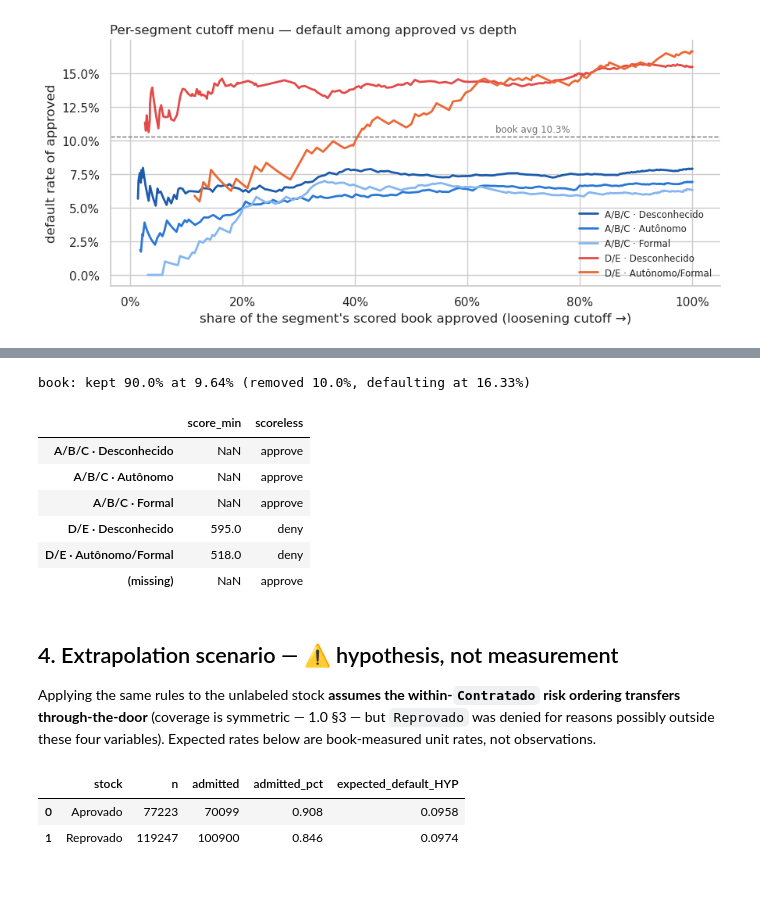
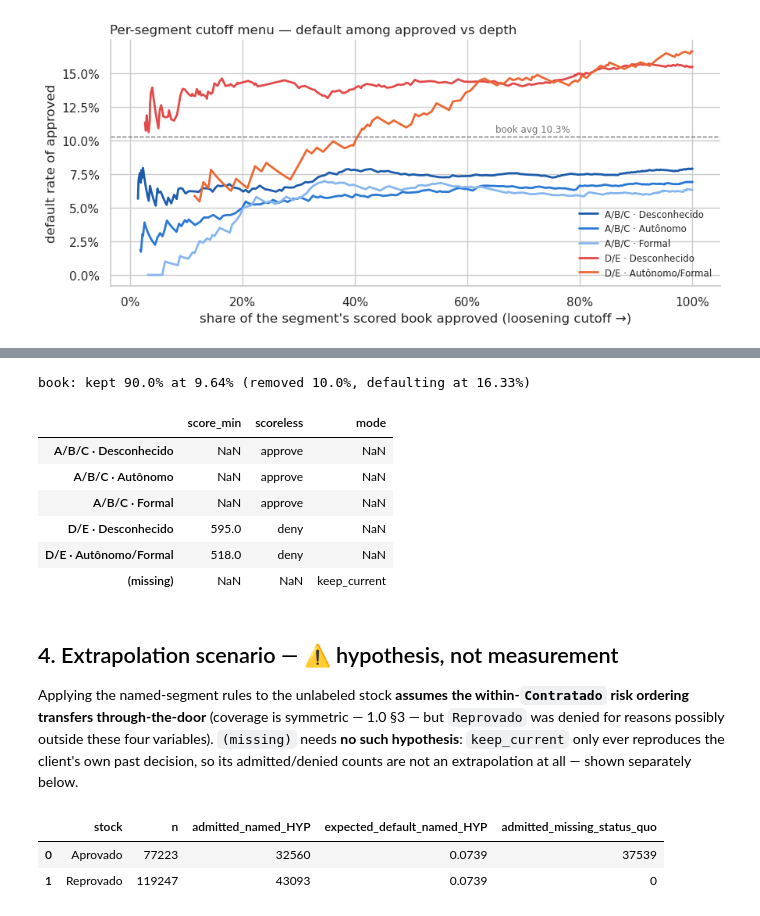
Before and after one commit to nocedan/credit-policy-analisys, a Jupyter notebook: notebooks/3.2-dn-cutoff-simulation-tradeoff.ipynb, the cells around one changed output, grey strips where cells are left out. Drawn from its saved outputs; the diff is of its cells as text; code cells hidden in the pictures; blank space fills up the shorter version.

```diff
--- a/notebooks/3.2-dn-cutoff-simulation-tradeoff.ipynb
+++ b/notebooks/3.2-dn-cutoff-simulation-tradeoff.ipynb
@@ -47,8 +54,13 @@ for s in NAMED:
     menus[s] = m.groupby("score", as_index=False).last().sort_values("score", ascending=False)
 
 blocks = {f"{s} [sem score]": lab[(lab["segmento"] == s) & lab["score_klavi_2"].isna()]
-          for s in NAMED} | {"(missing)": lab[lab["segmento"] == "(missing)"]}
+          for s in NAMED}
 blocks = {k: (len(d), int(d["OVER30M2"].sum())) for k, d in blocks.items()}
+
+# (missing): fixed floor, never swept by tau — every labeled row there is Contratado
+miss_lab = lab[lab["segmento"] == "(missing)"]
+MISS_N, MISS_B = len(miss_lab), int(miss_lab["OVER30M2"].sum())
 print({k: f"{b/n:.1%} (n={n:,})" for k, (n, b) in blocks.items()})
+print(f"(missing) floor: {MISS_B/MISS_N:.1%} (n={MISS_N:,}, descriptive only)")
 # %% [output]
 {'A/B/C · Desconhecido [sem score]': '6.8% (n=455)', 'A/B/C · Autônomo [sem score]': '7.9% (n=369)', 'A/B/C · Formal [sem score]': '8.2% (n=195)', 'D/E · Desconhecido [sem score]': '15.9% (n=246)', 'D ...
@@ -85,7 +99,7 @@ whole family on the book: share kept × default of the kept.
 # %%
 def policy_at(tau):
-    """τ → (kept_n, kept_bads, {segment: score_min or inf}, {block: bool})."""
-    kept_n = kept_b = 0
+    """τ → (kept_n, kept_bads, {segment: score_min or inf}, {block: bool}) over NAMED + floor."""
+    kept_n, kept_b = MISS_N, MISS_B                       # (missing) floor: always in
     cuts, keeps = {}, {}
     for s in NAMED:
         ok = menus[s][menus[s]["rate"] <= tau]
@@ -98,7 +112,7 @@ def policy_at(tau):
             kept_n += n; kept_b += b
     return kept_n, kept_b, cuts, keeps
 
-taus = np.arange(0.05, 0.1701, 0.001)
+taus = np.arange(0.0, 0.1701, 0.001)
 front = pd.DataFrame([(t, *policy_at(t)[:2]) for t in taus], columns=["tau", "n", "bads"])
 front["kept"] = front["n"] / len(lab)
 front["default"] = front["bads"] / front["n"]
@@ -106,6 +120,10 @@ front["default"] = front["bads"] / front["n"]
 TAU_STAR = 0.115
 fig, ax = plt.subplots(figsize=(8.5, 4.2))
 ax.plot(front["kept"], front["default"], color="#2a78d6", lw=2)
+ax.scatter([MISS_N / len(lab)], [MISS_B / MISS_N], color="0.45", zorder=3)
+ax.annotate(f"floor: (missing) only — {MISS_N/len(lab):.0%} of book, {MISS_B/MISS_N:.1%} (descriptive)",
+            (MISS_N / len(lab), MISS_B / MISS_N), xytext=(10, -18), textcoords="offset points",
+            fontsize=8.5, color="0.35")
 ax.scatter([1.0], [lab["OVER30M2"].mean()], color="0.45", zorder=3)
 ax.annotate("current book (keep all): 10.3%", (1.0, lab["OVER30M2"].mean()),
             xytext=(-10, 10), textcoords="offset points", ha="right", fontsize=8.5, color="0.35")
@@ -113,11 +131,6 @@ n_, b_, _, _ = policy_at(TAU_STAR)
 ax.scatter([n_ / len(lab)], [b_ / n_], color="#e34948", zorder=3)
 ax.annotate(f"τ* = 11.5%: keep {n_/len(lab):.0%} at {b_/n_:.2%}", (n_ / len(lab), b_ / n_),
             xytext=(-10, 12), textcoords="offset points", ha="right", fontsize=8.5, color="#e34948")
-n_, b_, _, _ = policy_at(0.10)
-ax.scatter([n_ / len(lab)], [b_ / n_], color="0.45", zorder=3)
-ax.annotate(f"τ = 10%: keep {n_/len(lab):.0%} at {b_/n_:.2%}\n(denies the whole (missing) block)",
-            (n_ / len(lab), b_ / n_), xytext=(10, -22), textcoords="offset points",
-            fontsize=8.5, color="0.35")
 ax.set_xlabel("share of the book kept")
 ax.set_ylabel("default rate of the kept book")
 ax.xaxis.set_major_formatter(PercentFormatter(1))
@@ -143,34 +158,35 @@ in A/B/C, real cutoffs in D/E, scoreless D/E denied**.
 # %%
 _, _, cuts, keeps = policy_at(TAU_STAR)
 policy = {
     "tau": TAU_STAR,
     "segments": {s: {"score_min": None if cuts[s] == menus[s]["score"].min() else float(cuts[s]),
                      "scoreless": "approve" if keeps.get(f"{s} [sem score]") else "deny"}
                  for s in NAMED}
-    | {"(missing)": {"score_min": None, "scoreless": "approve" if keeps["(missing)"] else "deny"}},
+    | {"(missing)": {"mode": "keep_current"}},
 }
 pol.save_policy(policy, PROJECT_DIR / "references" / "policy_v1.yaml")
 
 kept = pol.approve(lab, policy)
 print(f"book: kept {kept.mean():.1%} at {lab.loc[kept, 'OVER30M2'].mean():.2%} "
       f"(removed {1 - kept.mean():.1%}, defaulting at {lab.loc[~kept, 'OVER30M2'].mean():.2%})")
 pd.DataFrame(policy["segments"]).T
 # %% [output]
 book: kept 90.0% at 9.64% (removed 10.0%, defaulting at 16.33%)
-|  | score_min | scoreless |
-| A/B/C · Desconhecido | NaN | approve |
-| A/B/C · Autônomo | NaN | approve |
-| A/B/C · Formal | NaN | approve |
-| D/E · Desconhecido | 595.0 | deny |
-| D/E · Autônomo/Formal | 518.0 | deny |
-| (missing) | NaN | approve |
+|  | score_min | scoreless | mode |
+| A/B/C · Desconhecido | NaN | approve | NaN |
+| A/B/C · Autônomo | NaN | approve | NaN |
+| A/B/C · Formal | NaN | approve | NaN |
+| D/E · Desconhecido | 595.0 | deny | NaN |
+| D/E · Autônomo/Formal | 518.0 | deny | NaN |
+| (missing) | NaN | NaN | keep_current |
 # %% [markdown]
 ## 4. Extrapolation scenario — ⚠ hypothesis, not measurement
 
-Applying the same rules to the unlabeled stock **assumes the within-`Contratado` risk ordering
-transfers through-the-door** (coverage is symmetric — 1.0 §3 — but `Reprovado` was denied for
-reasons possibly outside these four variables). Expected rates below are book-measured unit
-rates, not observations.
+Applying the named-segment rules to the unlabeled stock **assumes the within-`Contratado` risk
+ordering transfers through-the-door** (coverage is symmetric — 1.0 §3 — but `Reprovado` was
+denied for reasons possibly outside these four variables). `(missing)` needs **no such
+hypothesis**: `keep_current` only ever reproduces the client's own past decision, so its
+admitted/denied counts are not an extrapolation at all — shown separately below.
 # %%
 unit_rate = {}
 for s in NAMED:
@@ -179,19 +195,20 @@ for s in NAMED:
     unit_rate[(s, "scored")] = d.loc[d["score_klavi_2"] >= (sm or -np.inf), "OVER30M2"].mean()
     unit_rate[(s, "scoreless")] = lab.loc[(lab["segmento"] == s) & lab["score_klavi_2"].isna(),
                                           "OVER30M2"].mean()
-unit_rate[("(missing)", "scoreless")] = lab.loc[lab["segmento"] == "(missing)", "OVER30M2"].mean()
-unit_rate[("(missing)", "scored")] = unit_rate[("(missing)", "scoreless")]
 
 rows = []
 for st in ["Aprovado", "Reprovado"]:
     d = app[app["STATUS"] == st]
     adm = d[pol.approve(d, policy)]
-    kind = np.where(adm["score_klavi_2"].notna(), "scored", "scoreless")
-    exp = np.mean([unit_rate[(s, k)] for s, k in zip(adm["segmento"], kind)])
-    rows.append({"stock": st, "n": len(d), "admitted": len(adm),
-                 "admitted_pct": len(adm) / len(d), "expected_default_HYP": exp})
-pd.DataFrame(rows).round({"admitted_pct": 3, "expected_default_HYP": 4})
+    named_adm = adm[adm["segmento"] != "(missing)"]
+    miss_adm = adm[adm["segmento"] == "(missing)"]
+    kind = np.where(named_adm["score_klavi_2"].notna(), "scored", "scoreless")
+    exp = (np.mean([unit_rate[(s, k)] for s, k in zip(named_adm["segmento"], kind)])
+           if len(named_adm) else np.nan)
+    rows.append({"stock": st, "n": len(d), "admitted_named_HYP": len(named_adm),
+                 "expected_default_named_HYP": exp, "admitted_missing_status_quo": len(miss_adm)})
+pd.DataFrame(rows).round({"expected_default_named_HYP": 4})
 # %% [output]
-|  | stock | n | admitted | admitted_pct | expected_default_HYP |
-| 0 | Aprovado | 77223 | 70099 | 0.908 | 0.0958 |
-| 1 | Reprovado | 119247 | 100900 | 0.846 | 0.0974 |
+|  | stock | n | admitted_named_HYP | expected_default_named_HYP | admitted_missing_status_quo |
+| 0 | Aprovado | 77223 | 32560 | 0.0739 | 37539 |
+| 1 | Reprovado | 119247 | 43093 | 0.0739 | 0 |
```
Also changed, not shown: parts of 9 cells of this notebook, 4 other files.
